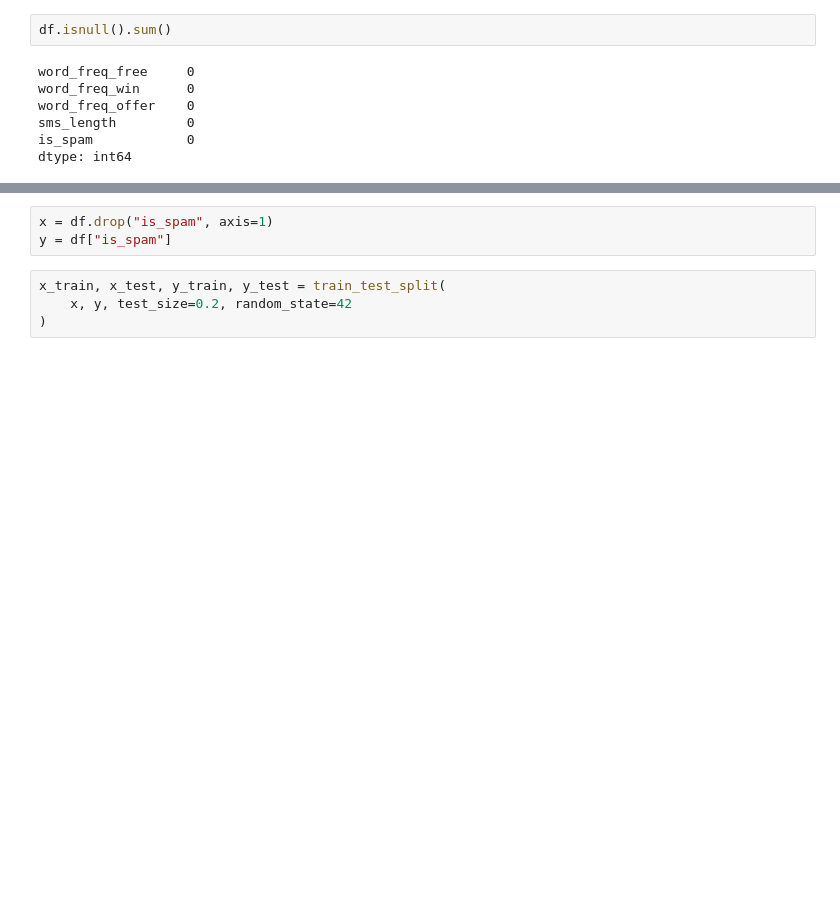
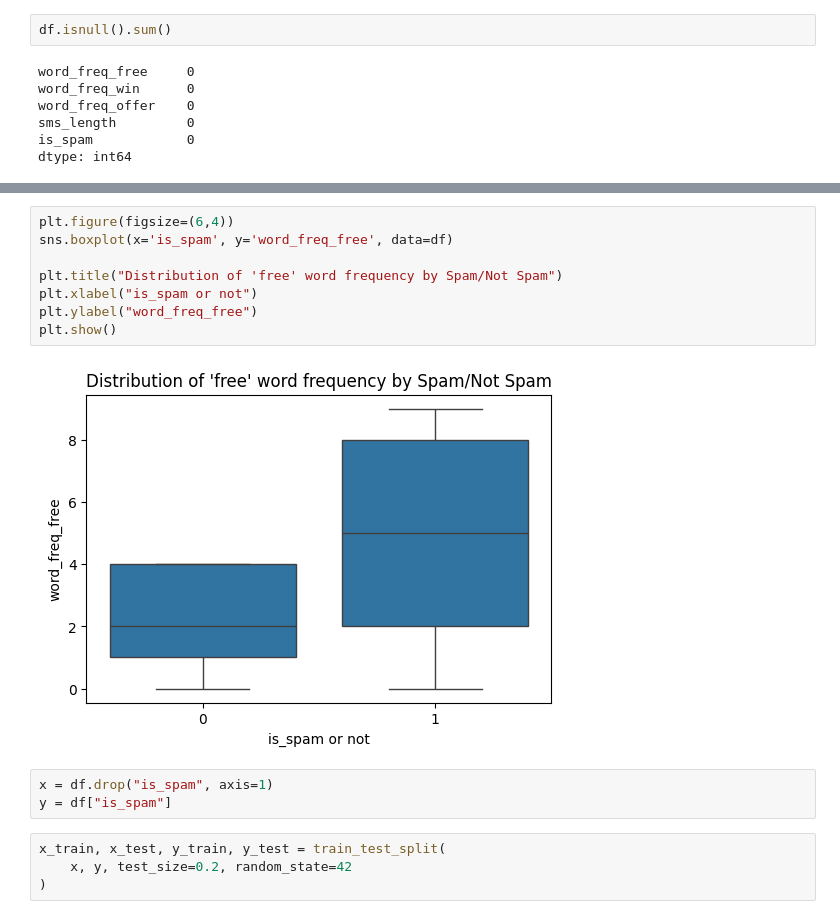
Before and after one commit to srivarsha1409/naive-bayes-task, a Jupyter notebook: code.ipynb, the cells around one changed output, grey strips where cells are left out. Saved outputs shown, nothing was run; the diff lists cells and outputs as text; blank space fills up the shorter version.

```diff
--- a/code.ipynb
+++ b/code.ipynb
@@ -59,3 +82,13 @@ dtype: int64
+# %%
+plt.figure(figsize=(6,4))
+sns.boxplot(x='is_spam', y='word_freq_free', data=df)
+
+plt.title("Distribution of 'free' word frequency by Spam/Not Spam")
+plt.xlabel("is_spam or not")
+plt.ylabel("word_freq_free")
+plt.show()
+# %% [output]
+[figure, added]
 # %%
 x = df.drop("is_spam", axis=1)
 y = df["is_spam"]
```
Also changed, not shown: parts of 6 cells of this notebook.
